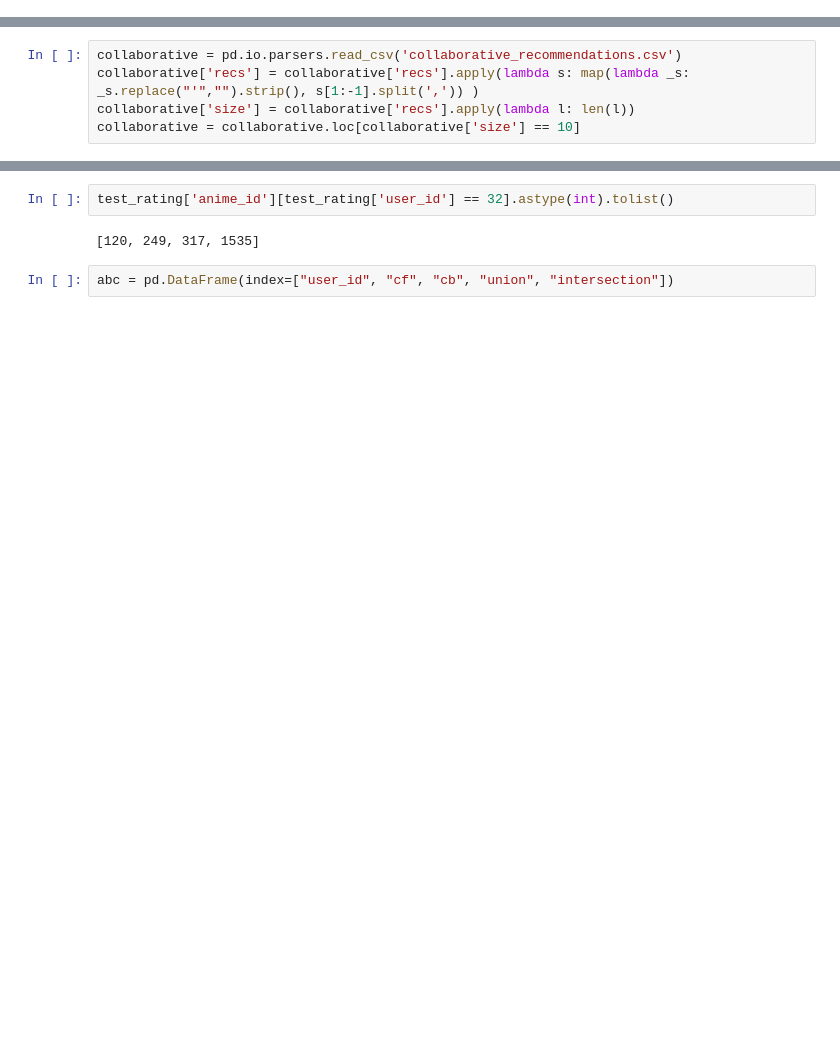
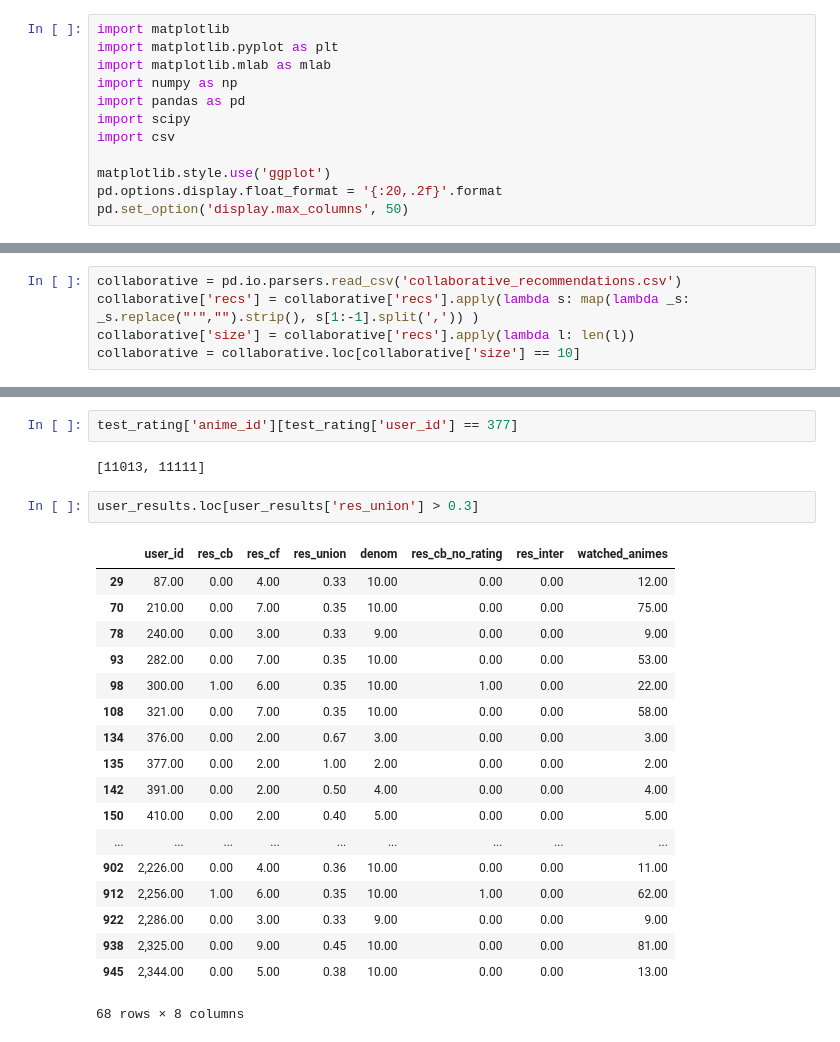
Before and after one commit to micksi/datamining_exam, a Jupyter notebook: Validation.ipynb, the cells around one changed output, grey strips where cells are left out. Saved outputs shown, nothing was run; the diff lists cells and outputs as text; blank space fills up the shorter version.

```diff
--- a/Validation.ipynb
+++ b/Validation.ipynb
@@ -6,3 +1,15 @@ import matplotlib.pyplot as plt
+# %%
+import matplotlib
+import matplotlib.pyplot as plt
+import matplotlib.mlab as mlab
+import numpy as np
+import pandas as pd
+import scipy
+import csv
+
+matplotlib.style.use('ggplot')
+pd.options.display.float_format = '{:20,.2f}'.format
+pd.set_option('display.max_columns', 50)
 # %%
 test_rating = pd.io.parsers.read_csv('raw/rating_test.csv')
 # %%
@@ -66,9 +86,28 @@ set([120, 249, 317, 1535])
 # %%
-test_rating['anime_id'][test_rating['user_id'] == 32].astype(int).tolist()
+test_rating['anime_id'][test_rating['user_id'] == 377]
 # %% [output]
-[120, 249, 317, 1535]
+[11013, 11111]
-# %%
-abc = pd.DataFrame(index=["user_id", "cf", "cb", "union", "intersection"])
+# %%
+user_results.loc[user_results['res_union'] > 0.3]
+# %% [output]
+|  | user_id | res_cb | res_cf | res_union | denom | res_cb_no_rating | res_inter | watched_animes |
+| 29 | 87.00 | 0.00 | 4.00 | 0.33 | 10.00 | 0.00 | 0.00 | 12.00 |
+| 70 | 210.00 | 0.00 | 7.00 | 0.35 | 10.00 | 0.00 | 0.00 | 75.00 |
+| 78 | 240.00 | 0.00 | 3.00 | 0.33 | 9.00 | 0.00 | 0.00 | 9.00 |
+| 93 | 282.00 | 0.00 | 7.00 | 0.35 | 10.00 | 0.00 | 0.00 | 53.00 |
+| 98 | 300.00 | 1.00 | 6.00 | 0.35 | 10.00 | 1.00 | 0.00 | 22.00 |
+| 108 | 321.00 | 0.00 | 7.00 | 0.35 | 10.00 | 0.00 | 0.00 | 58.00 |
+| 134 | 376.00 | 0.00 | 2.00 | 0.67 | 3.00 | 0.00 | 0.00 | 3.00 |
+| 135 | 377.00 | 0.00 | 2.00 | 1.00 | 2.00 | 0.00 | 0.00 | 2.00 |
+| 142 | 391.00 | 0.00 | 2.00 | 0.50 | 4.00 | 0.00 | 0.00 | 4.00 |
+| 150 | 410.00 | 0.00 | 2.00 | 0.40 | 5.00 | 0.00 | 0.00 | 5.00 |
+| ... | ... | ... | ... | ... | ... | ... | ... | ... |
+| 902 | 2,226.00 | 0.00 | 4.00 | 0.36 | 10.00 | 0.00 | 0.00 | 11.00 |
+| 912 | 2,256.00 | 1.00 | 6.00 | 0.35 | 10.00 | 1.00 | 0.00 | 62.00 |
+| 922 | 2,286.00 | 0.00 | 3.00 | 0.33 | 9.00 | 0.00 | 0.00 | 9.00 |
+| 938 | 2,325.00 | 0.00 | 9.00 | 0.45 | 10.00 | 0.00 | 0.00 | 81.00 |
+| 945 | 2,344.00 | 0.00 | 5.00 | 0.38 | 10.00 | 0.00 | 0.00 | 13.00 |
+68 rows × 8 columns
 # %%
 user_results['res_union'].sum() / len(user_results['res_union'])
 # %% [output]
```
Also changed, not shown: parts of 9 cells of this notebook, 2 other files.
